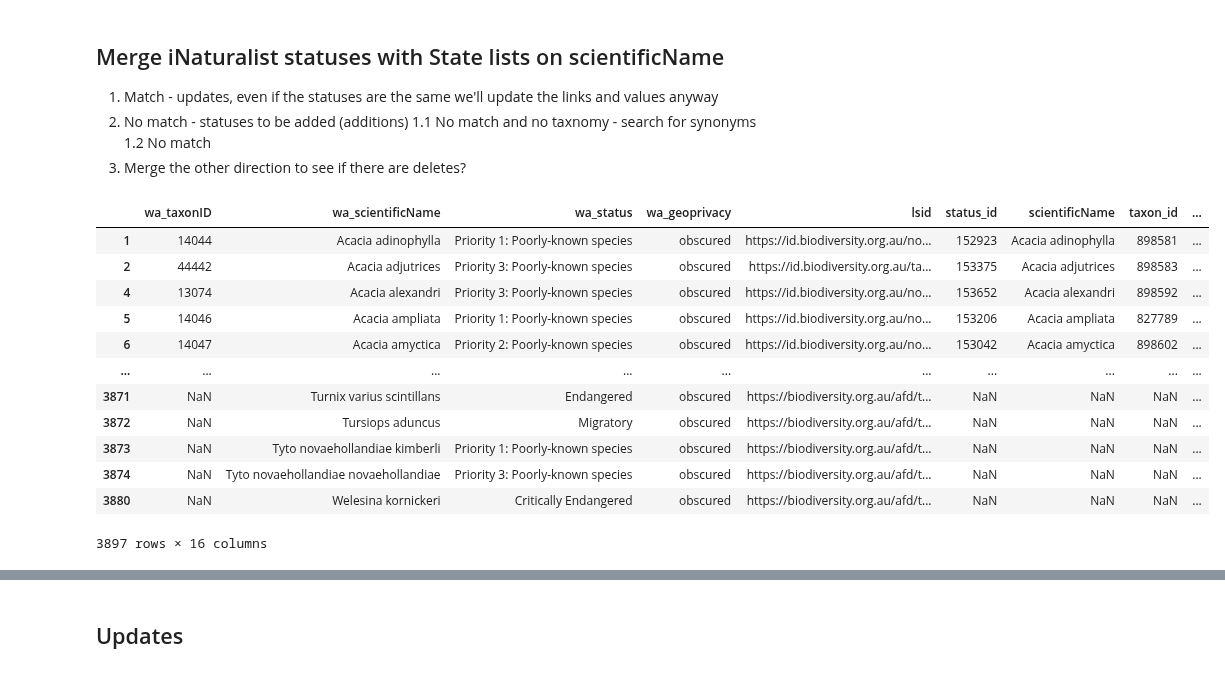
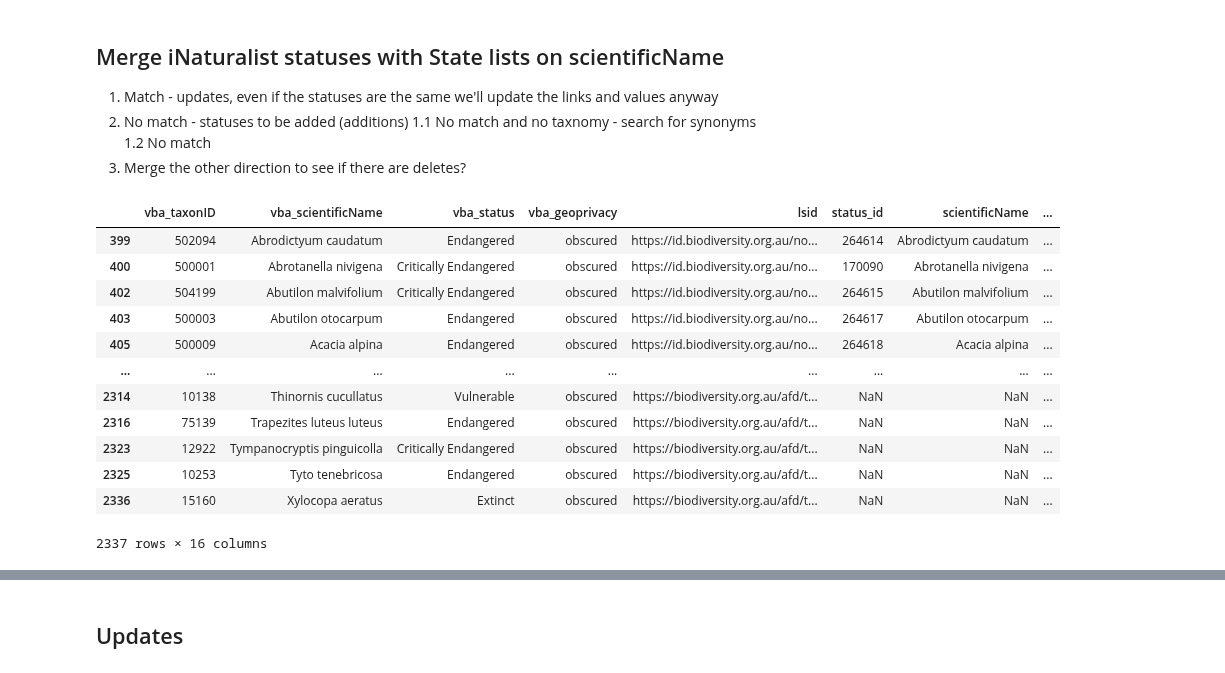
Before and after one commit to AtlasOfLivingAustralia/authoritative-lists, a Jupyter notebook: source-code/py-notebook/inaturalist-statuses/vic.ipynb, the cells around one changed output, grey strips where cells are left out. Saved outputs shown, nothing was run; the diff lists cells and outputs as text; code cells hidden in the pictures.

```diff
--- a/source-code/py-notebook/inaturalist-statuses/vic.ipynb
+++ b/source-code/py-notebook/inaturalist-statuses/vic.ipynb
@@ -124,6 +132,5 @@ sensitivelist
 # %%
-conservationlist = lf.download_ala_list("https://lists-test.ala.org.au/ws/speciesListItems/dr655?max=10000&includeKVP=true")
-conservationlist = lf.kvp_to_columns(conservationlist)
+conservationlist = pd.read_csv(sourcedir + "vic-ala-conservation.csv", dtype=str)
 conservationlist['vba_geoprivacy'] = conservationlist['restrictedFlag'].apply(lambda x: 'obscured' if -pd.isnull(x) else 'open')
 conservationlist
 # %% [output]
@@ -144,6 +151,12 @@ conservationlist
 # join them in a way that works for inat (eg sensitive list, geoprivacy = 'obscured'
 statelist = pd.concat([sensitivelist[['taxonID', 'name', 'status', 'vba_geoprivacy', 'lsid']],
                        conservationlist[['taxonID', 'name', 'status', 'vba_geoprivacy', 'lsid']]]).drop_duplicates()
-statelist = statelist.rename(columns={'taxonID':'vba_taxonID','name':'vba_name','status':'vba_status'})
+# retrieve binomial and trinomial names from GBIF
+parsednames = lf.gbifparse(statelist)
+parsednames.to_csv(sourcedir + "vic-gbif.csv", index=False)
+statelist = statelist.merge(parsednames[['scientificName','canonicalName','canonicalNameComplete','type','rankMarker']],how="left",left_on="name",right_on="scientificName")
+numfullstatelist = len(statelist.index)
+statelist = statelist.rename(columns={'taxonID':'vba_taxonID', 'name':'vba_name','status':'vba_status'})
+statelist['vba_scientificName'] = statelist['canonicalName']
 statelist
 # %% [output]
@@ -162,0 +198,5 @@ statelist
+# %%
+# remove records that do not comply
+statelist = statelist[~statelist['type'].isin(['INFORMAL','CULTIVAR','HYBRID', 'BLACKLISTED']) ]
+statelist = pd.DataFrame(statelist[['vba_taxonID','vba_scientificName','vba_status','vba_geoprivacy','lsid']])
+statelist
@@ -249,8 +238,0 @@ Prepare final list for matching to inaturalist names
-# %%
-alasensitivelist = alasensitivelist[~alasensitivelist['type'].isin(['INFORMAL','CULTIVAR','HYBRID']) ] # remove 543 INFORMAL, 3 CULTIVAR, 14 HYBRID
-alasensitivelist['wa_geoprivacy'] = 'obscured'
-alasensitivelist['wa_taxonID'] = alasensitivelist['taxonId']#.apply(lambda x: int(float(x)))
-alasensitivelist['wa_scientificName'] = alasensitivelist['canonicalName']
-alasensitivelist['wa_status'] = alasensitivelist['status']
-statelist = pd.DataFrame(alasensitivelist[['wa_taxonID','wa_scientificName','wa_status','wa_geoprivacy','lsid']])
-statelist
@@ -329,22 +279,22 @@ Name: place_id, dtype: int64
 3. Merge the other direction to see if there are deletes?
 # %%
 # join to see which lists already have a status in inaturalist based on scientificName
-mergedstatuses = statelist[['wa_taxonID','wa_scientificName','wa_status','wa_geoprivacy','lsid']].merge(inatstatuses[['status_id','scientificName','taxon_id','user_id','description','iucn','authority','status','geoprivacy','place_id','place_display_name']],how="left",left_on='wa_scientificName',right_on='scientificName',suffixes=(None,'_inat')).sort_values(['scientificName'])
+mergedstatuses = statelist[['vba_taxonID','vba_scientificName','vba_status','vba_geoprivacy','lsid']].merge(inatstatuses[['status_id','scientificName','taxon_id','user_id','description','iucn','authority','status','geoprivacy','place_id','place_display_name']],how="left",left_on='vba_scientificName',right_on='scientificName',suffixes=(None,'_inat')).sort_values(['scientificName'])
 mergedstatuses
 # %% [output]
-|  | wa_taxonID | wa_scientificName | wa_status | wa_geoprivacy | lsid | status_id | scientificName | taxon_id | ... |
-| 1 | 14044 | Acacia adinophylla | Priority 1: Poorly-known species | obscured | https://id.biodiversity.org.au/no... | 152923 | Acacia adinophylla | 898581 | ... |
-| 2 | 44442 | Acacia adjutrices | Priority 3: Poorly-known species | obscured | https://id.biodiversity.org.au/ta... | 153375 | Acacia adjutrices | 898583 | ... |
-| 4 | 13074 | Acacia alexandri | Priority 3: Poorly-known species | obscured | https://id.biodiversity.org.au/no... | 153652 | Acacia alexandri | 898592 | ... |
-| 5 | 14046 | Acacia ampliata | Priority 1: Poorly-known species | obscured | https://id.biodiversity.org.au/no... | 153206 | Acacia ampliata | 827789 | ... |
-| 6 | 14047 | Acacia amyctica | Priority 2: Poorly-known species | obscured | https://id.biodiversity.org.au/no... | 153042 | Acacia amyctica | 898602 | ... |
-| ... | ... | ... | ... | ... | ... | ... | ... | ... | ... |
-| 3871 | NaN | Turnix varius scintillans | Endangered | obscured | https://biodiversity.org.au/afd/t... | NaN | NaN | NaN | ... |
-| 3872 | NaN | Tursiops aduncus | Migratory | obscured | https://biodiversity.org.au/afd/t... | NaN | NaN | NaN | ... |
-| 3873 | NaN | Tyto novaehollandiae kimberli | Priority 1: Poorly-known species | obscured | https://biodiversity.org.au/afd/t... | NaN | NaN | NaN | ... |
-| 3874 | NaN | Tyto novaehollandiae novaehollandiae | Priority 3: Poorly-known species | obscured | https://biodiversity.org.au/afd/t... | NaN | NaN | NaN | ... |
-| 3880 | NaN | Welesina kornickeri | Critically Endangered | obscured | https://biodiversity.org.au/afd/t... | NaN | NaN | NaN | ... |
+|  | vba_taxonID | vba_scientificName | vba_status | vba_geoprivacy | lsid | status_id | scientificName | ... |
+| 399 | 502094 | Abrodictyum caudatum | Endangered | obscured | https://id.biodiversity.org.au/no... | 264614 | Abrodictyum caudatum | ... |
+| 400 | 500001 | Abrotanella nivigena | Critically Endangered | obscured | https://id.biodiversity.org.au/no... | 170090 | Abrotanella nivigena | ... |
+| 402 | 504199 | Abutilon malvifolium | Critically Endangered | obscured | https://id.biodiversity.org.au/no... | 264615 | Abutilon malvifolium | ... |
+| 403 | 500003 | Abutilon otocarpum | Endangered | obscured | https://id.biodiversity.org.au/no... | 264617 | Abutilon otocarpum | ... |
+| 405 | 500009 | Acacia alpina | Endangered | obscured | https://id.biodiversity.org.au/no... | 264618 | Acacia alpina | ... |
+| ... | ... | ... | ... | ... | ... | ... | ... | ... |
+| 2314 | 10138 | Thinornis cucullatus | Vulnerable | obscured | https://biodiversity.org.au/afd/t... | NaN | NaN | ... |
+| 2316 | 75139 | Trapezites luteus luteus | Endangered | obscured | https://biodiversity.org.au/afd/t... | NaN | NaN | ... |
+| 2323 | 12922 | Tympanocryptis pinguicolla | Critically Endangered | obscured | https://biodiversity.org.au/afd/t... | NaN | NaN | ... |
+| 2325 | 10253 | Tyto tenebricosa | Endangered | obscured | https://biodiversity.org.au/afd/t... | NaN | NaN | ... |
+| 2336 | 15160 | Xylocopa aeratus | Extinct | obscured | https://biodiversity.org.au/afd/t... | NaN | NaN | ... |
-3897 rows × 16 columns
+2337 rows × 16 columns
 # %%
 # prepare the export fields, common to New template and Update template
 # new statuses
```
Also changed, not shown: parts of 33 cells of this notebook, 2 other files.
